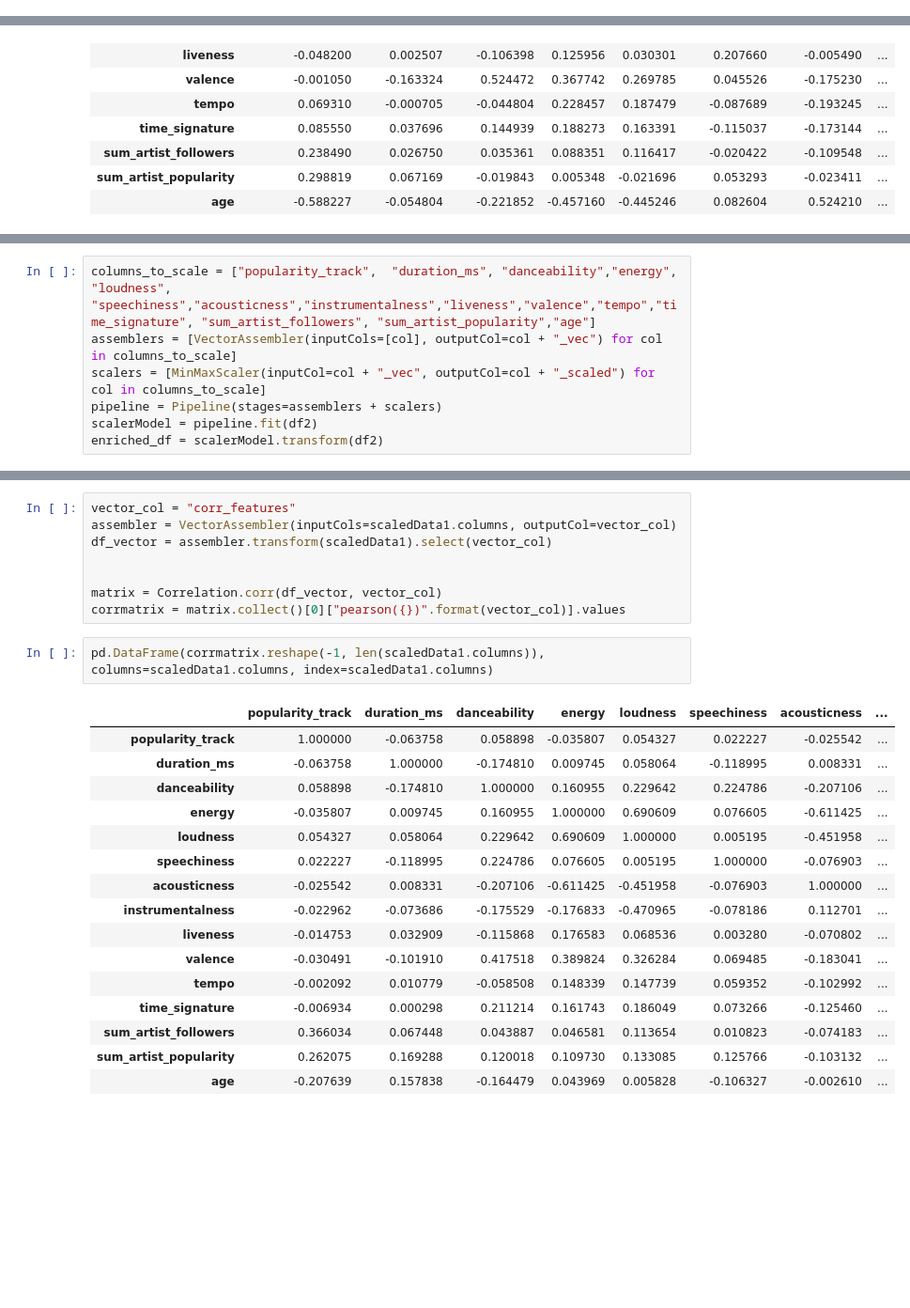
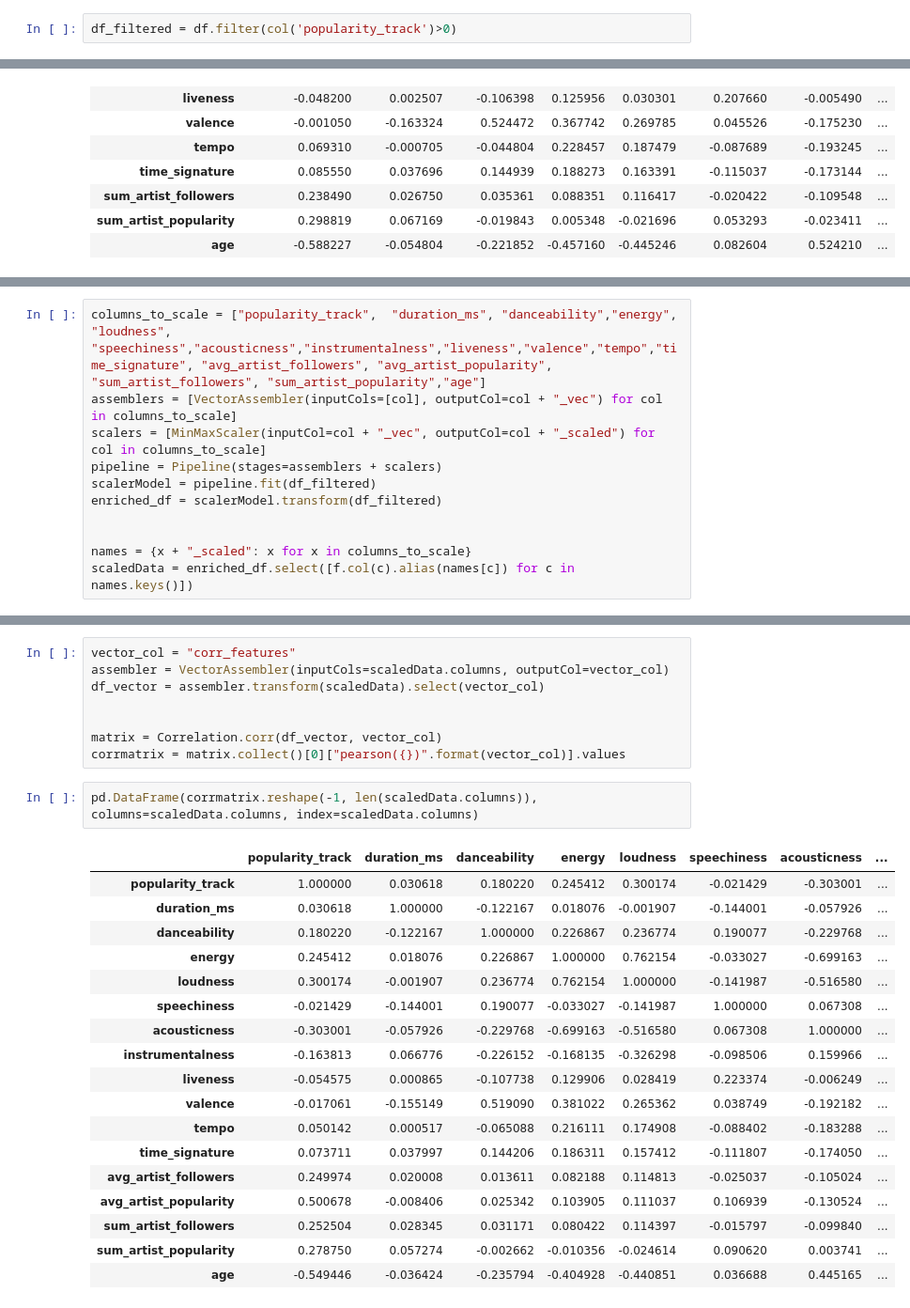
Before and after one commit to carloalbe/Pyspark-Spotify-Analysis, a Jupyter notebook: code/DataUnderstanding.ipynb, the cells around one changed output, grey strips where cells are left out. Shown: that part at 94% size. Drawn from its saved outputs; the diff is of its cells as text; blank space fills up the shorter version.

```diff
--- a/code/DataUnderstanding.ipynb
+++ b/code/DataUnderstanding.ipynb
@@ -316,0 +319,2 @@ df.select([count(when(col(c).isNull(), c)).alias(c) for c in tracks_df_wk2.colum
+# %%
+df_filtered = df.filter(col('popularity_track')>0)
@@ -421,7 +417,11 @@ df2.count()
 # %%
-columns_to_scale = ["popularity_track",  "duration_ms", "danceability","energy", "loudness", "speechiness","acousticness","instrumentalness","liveness","valence","tempo","time_signature", "sum_artist_followers", "sum_artist_popularity","age"]
+columns_to_scale = ["popularity_track",  "duration_ms", "danceability","energy", "loudness", "speechiness","acousticness","instrumentalness","liveness","valence","tempo","time_signature", "avg_artist_followers", "avg_artist_popularity",  "sum_artist_followers", "sum_artist_popularity","age"]
 assemblers = [VectorAssembler(inputCols=[col], outputCol=col + "_vec") for col in columns_to_scale]
 scalers = [MinMaxScaler(inputCol=col + "_vec", outputCol=col + "_scaled") for col in columns_to_scale]
 pipeline = Pipeline(stages=assemblers + scalers)
-scalerModel = pipeline.fit(df2)
-enriched_df = scalerModel.transform(df2)
+scalerModel = pipeline.fit(df_filtered)
+enriched_df = scalerModel.transform(df_filtered)
+
+
+names = {x + "_scaled": x for x in columns_to_scale}
+scaledData = enriched_df.select([f.col(c).alias(names[c]) for c in names.keys()])
@@ -431,27 +448,29 @@ scaledData1 = enriched_df.select([f.col(c).alias(names[c]) for c in names.keys()
 # %%
 vector_col = "corr_features"
-assembler = VectorAssembler(inputCols=scaledData1.columns, outputCol=vector_col)
-df_vector = assembler.transform(scaledData1).select(vector_col)
+assembler = VectorAssembler(inputCols=scaledData.columns, outputCol=vector_col)
+df_vector = assembler.transform(scaledData).select(vector_col)
 
 
 matrix = Correlation.corr(df_vector, vector_col)
 corrmatrix = matrix.collect()[0]["pearson({})".format(vector_col)].values
 # %%
-pd.DataFrame(corrmatrix.reshape(-1, len(scaledData1.columns)), columns=scaledData1.columns, index=scaledData1.columns)
+pd.DataFrame(corrmatrix.reshape(-1, len(scaledData.columns)), columns=scaledData.columns, index=scaledData.columns)
 # %% [output]
 |  | popularity_track | duration_ms | danceability | energy | loudness | speechiness | acousticness | ... |
-| popularity_track | 1.000000 | -0.063758 | 0.058898 | -0.035807 | 0.054327 | 0.022227 | -0.025542 | ... |
-| duration_ms | -0.063758 | 1.000000 | -0.174810 | 0.009745 | 0.058064 | -0.118995 | 0.008331 | ... |
-| danceability | 0.058898 | -0.174810 | 1.000000 | 0.160955 | 0.229642 | 0.224786 | -0.207106 | ... |
-| energy | -0.035807 | 0.009745 | 0.160955 | 1.000000 | 0.690609 | 0.076605 | -0.611425 | ... |
-| loudness | 0.054327 | 0.058064 | 0.229642 | 0.690609 | 1.000000 | 0.005195 | -0.451958 | ... |
-| speechiness | 0.022227 | -0.118995 | 0.224786 | 0.076605 | 0.005195 | 1.000000 | -0.076903 | ... |
-| acousticness | -0.025542 | 0.008331 | -0.207106 | -0.611425 | -0.451958 | -0.076903 | 1.000000 | ... |
-| instrumentalness | -0.022962 | -0.073686 | -0.175529 | -0.176833 | -0.470965 | -0.078186 | 0.112701 | ... |
-| liveness | -0.014753 | 0.032909 | -0.115868 | 0.176583 | 0.068536 | 0.003280 | -0.070802 | ... |
-| valence | -0.030491 | -0.101910 | 0.417518 | 0.389824 | 0.326284 | 0.069485 | -0.183041 | ... |
-| tempo | -0.002092 | 0.010779 | -0.058508 | 0.148339 | 0.147739 | 0.059352 | -0.102992 | ... |
-| time_signature | -0.006934 | 0.000298 | 0.211214 | 0.161743 | 0.186049 | 0.073266 | -0.125460 | ... |
-| sum_artist_followers | 0.366034 | 0.067448 | 0.043887 | 0.046581 | 0.113654 | 0.010823 | -0.074183 | ... |
-| sum_artist_popularity | 0.262075 | 0.169288 | 0.120018 | 0.109730 | 0.133085 | 0.125766 | -0.103132 | ... |
-| age | -0.207639 | 0.157838 | -0.164479 | 0.043969 | 0.005828 | -0.106327 | -0.002610 | ... |
+| popularity_track | 1.000000 | 0.030618 | 0.180220 | 0.245412 | 0.300174 | -0.021429 | -0.303001 | ... |
+| duration_ms | 0.030618 | 1.000000 | -0.122167 | 0.018076 | -0.001907 | -0.144001 | -0.057926 | ... |
+| danceability | 0.180220 | -0.122167 | 1.000000 | 0.226867 | 0.236774 | 0.190077 | -0.229768 | ... |
+| energy | 0.245412 | 0.018076 | 0.226867 | 1.000000 | 0.762154 | -0.033027 | -0.699163 | ... |
+| loudness | 0.300174 | -0.001907 | 0.236774 | 0.762154 | 1.000000 | -0.141987 | -0.516580 | ... |
+| speechiness | -0.021429 | -0.144001 | 0.190077 | -0.033027 | -0.141987 | 1.000000 | 0.067308 | ... |
+| acousticness | -0.303001 | -0.057926 | -0.229768 | -0.699163 | -0.516580 | 0.067308 | 1.000000 | ... |
+| instrumentalness | -0.163813 | 0.066776 | -0.226152 | -0.168135 | -0.326298 | -0.098506 | 0.159966 | ... |
+| liveness | -0.054575 | 0.000865 | -0.107738 | 0.129906 | 0.028419 | 0.223374 | -0.006249 | ... |
+| valence | -0.017061 | -0.155149 | 0.519090 | 0.381022 | 0.265362 | 0.038749 | -0.192182 | ... |
+| tempo | 0.050142 | 0.000517 | -0.065088 | 0.216111 | 0.174908 | -0.088402 | -0.183288 | ... |
+| time_signature | 0.073711 | 0.037997 | 0.144206 | 0.186311 | 0.157412 | -0.111807 | -0.174050 | ... |
+| avg_artist_followers | 0.249974 | 0.020008 | 0.013611 | 0.082188 | 0.114813 | -0.025037 | -0.105024 | ... |
+| avg_artist_popularity | 0.500678 | -0.008406 | 0.025342 | 0.103905 | 0.111037 | 0.106939 | -0.130524 | ... |
+| sum_artist_followers | 0.252504 | 0.028345 | 0.031171 | 0.080422 | 0.114397 | -0.015797 | -0.099840 | ... |
+| sum_artist_popularity | 0.278750 | 0.057274 | -0.002662 | -0.010356 | -0.024614 | 0.090620 | 0.003741 | ... |
+| age | -0.549446 | -0.036424 | -0.235794 | -0.404928 | -0.440851 | 0.036688 | 0.445165 | ... |
```
Also changed, not shown: parts of 17 cells of this notebook, 9 other files.
